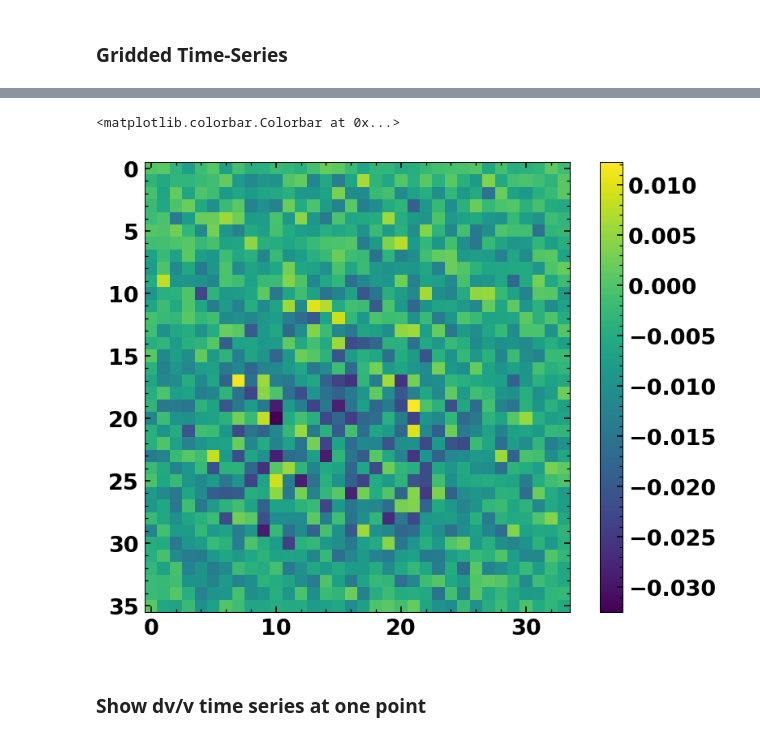
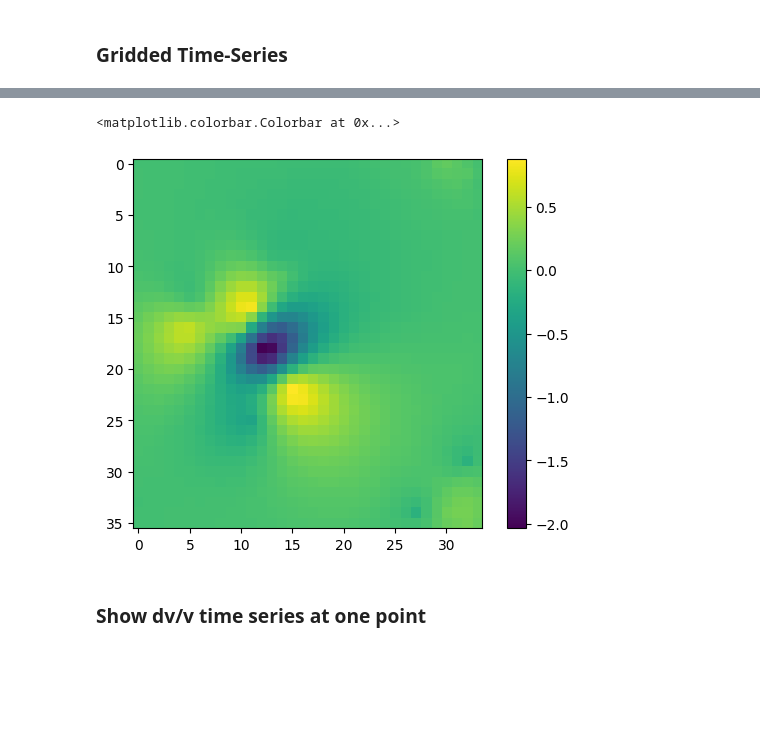
Before and after one commit to Denolle-Lab/Mt-St-Helens, a Jupyter notebook: spatial_dv.ipynb, the cells around one changed output, grey strips where cells are left out. Cells and saved outputs as stored; diff of their text form; code cells hidden in the pictures; blank space fills up the shorter version.

```diff
--- a/spatial_dv.ipynb
+++ b/spatial_dv.ipynb
@@ -1644,10 +160,10 @@ from scipy.interpolate import interp1d
 from obspy import UTCDateTime
 
 
-freq0 = 0.25
+freq0 = 1.0
 
 infile = glob.glob(
-    '/home/pm/Documents_sync/PhD/StHelens/spatial/ddt_newdvs_cl2_std0.25_largemap/'
+    '/home/pm/Documents_sync/PhD/StHelens/spatial/ddt_newdvs_cl2_std0.064_largemap/'
     f'xstations_{freq0}-{freq0*2}_wl864000_tw*__1b_mute_SW_pretmooth60d_srw/dvdt_3D.npz')[0]
 
 loaded = np.load(infile)
@@ -1730,5 +246,5 @@ plt.colorbar()
 <matplotlib.colorbar.Colorbar at 0x...>
-[figure, old version]
+[figure, new version]
 # %% [markdown]
 ### Show dv/v time series at one point
 # %%
```
Also changed, not shown: parts of 41 cells of this notebook, 5 other files.
